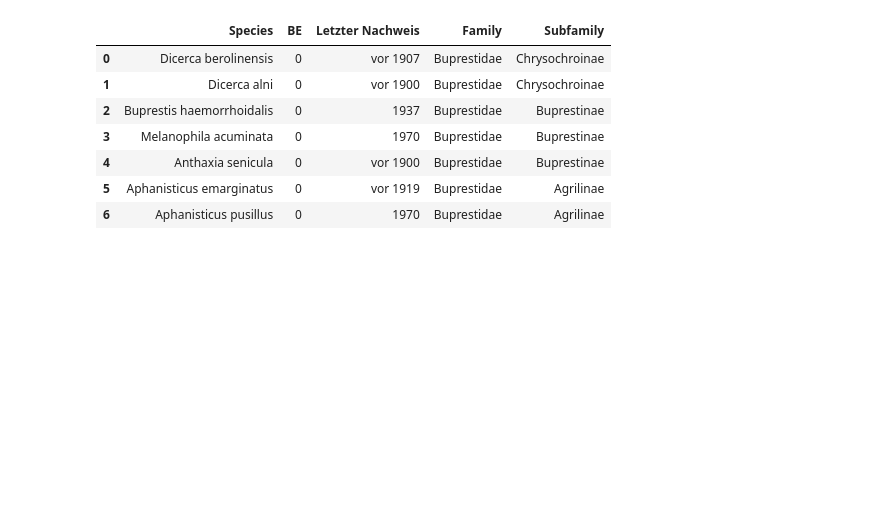
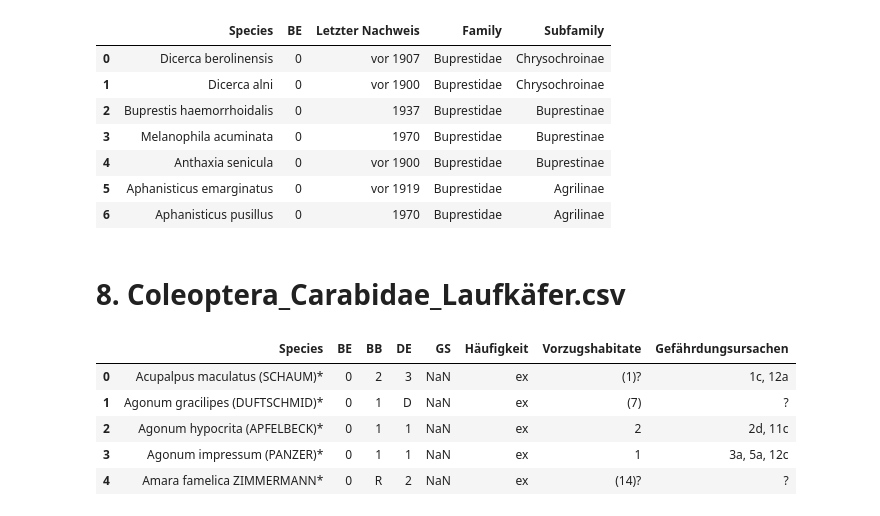
Before and after one commit to Zzzhenya/Berlin-red-list, a Jupyter notebook: Transformation/Raw_csv/Insecta.ipynb, the cells around one changed output. Cells and saved outputs as stored; diff of their text form; code cells hidden in the pictures; blank space fills up the shorter version.

```diff
--- a/Transformation/Raw_csv/Insecta.ipynb
+++ b/Transformation/Raw_csv/Insecta.ipynb
@@ -901,3 +901,17 @@ df
 
 df.to_csv('../../Transformation/Data_cleaning_step1/Coleoptera_Buprestidae_Prachtkäfer.csv',
           index=False)
+# %% [markdown]
+# 8. Coleoptera_Carabidae_Laufkäfer.csv
+# %%
+# Read file into dataframe
+
+df = pd.read_csv('Coleoptera_Carabidae_Laufkäfer.csv')
+df.head()
+# %% [output]
+|  | Species | BE | BB | DE | GS | Häufigkeit | Vorzugshabitate | Gefährdungsursachen |
+| 0 | Acupalpus maculatus (SCHAUM)* | 0 | 2 | 3 | NaN | ex | (1)? | 1c, 12a |
+| 1 | Agonum gracilipes (DUFTSCHMID)* | 0 | 1 | D | NaN | ex | (7) | ? |
+| 2 | Agonum hypocrita (APFELBECK)* | 0 | 1 | 1 | NaN | ex | 2 | 2d, 11c |
+| 3 | Agonum impressum (PANZER)* | 0 | 1 | 1 | NaN | ex | 1 | 3a, 5a, 12c |
+| 4 | Amara famelica ZIMMERMANN* | 0 | R | 2 | NaN | ex | (14)? | ? |
```
Also changed, not shown: parts of 6 cells of this notebook.
